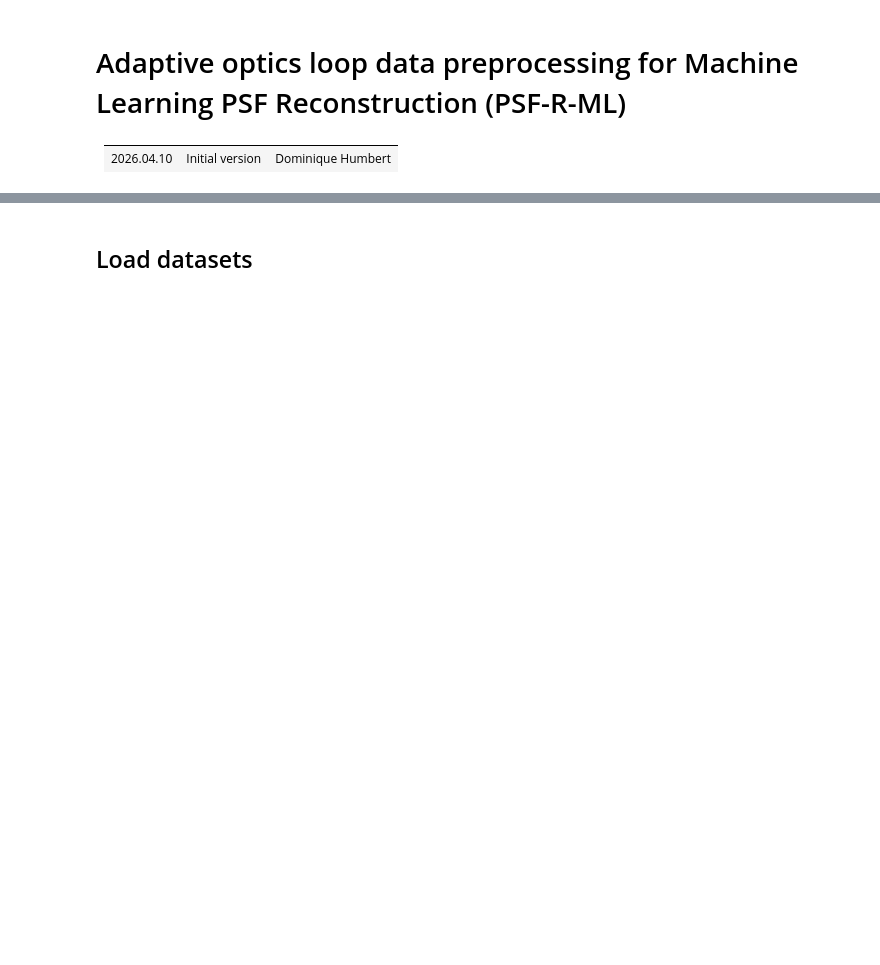
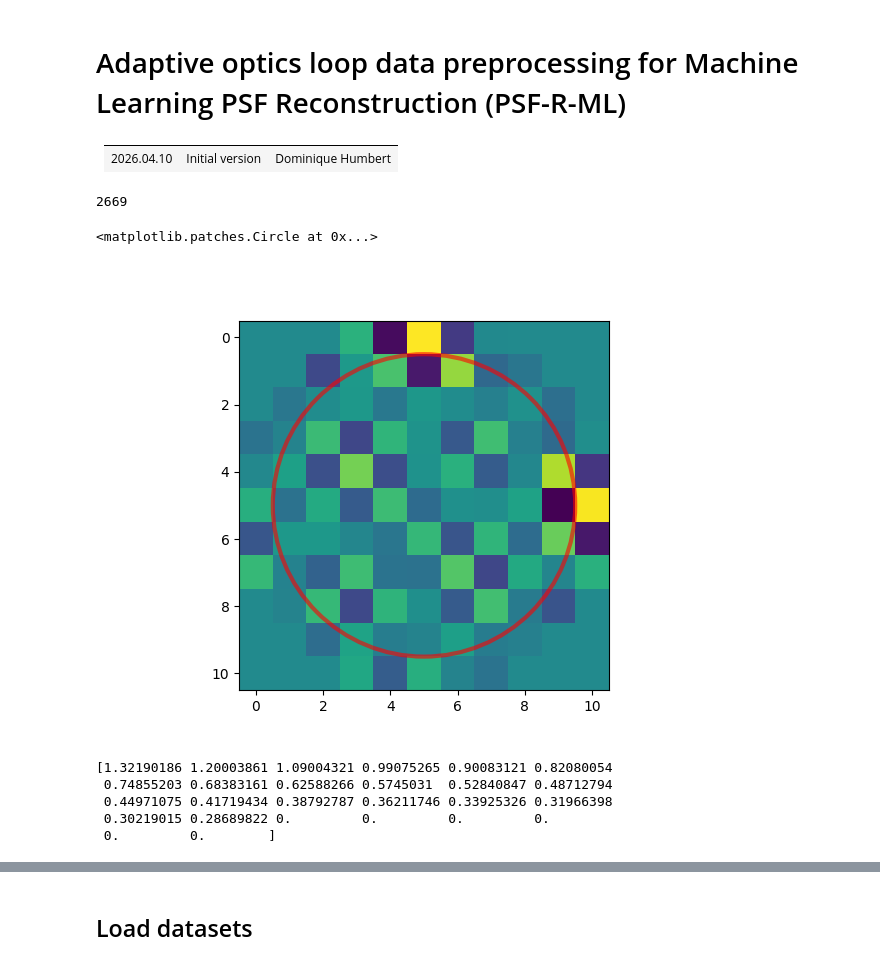
Before and after one commit to HumbertDominique/AO_simulations, a Jupyter notebook: preprocessing_template.ipynb, the cells around one changed output, grey strips where cells are left out. Saved outputs shown, nothing was run; the diff lists cells and outputs as text; code cells hidden in the pictures; blank space fills up the shorter version.

```diff
--- a/preprocessing_template.ipynb
+++ b/preprocessing_template.ipynb
@@ -17,8 +17,8 @@ SMALL_SIZE = 20
 MEDIUM_SIZE = 22
 BIGGER_SIZE = 25
 GPU = True
-outputDir = "outputs/"
-inputDir = "dataInputs/"
+outputDir = "output/"
+inputDir = "output/"
 
 Parameters = "ao_metadata.txt"
 
@@ -26,8 +26,34 @@ diff_lim_file_name = "diff_lim_"
 
 file_names = ["ao_DM_", "ao_lightfield_", "ao_psf_", "ao_rwfe_", "ao_WFS_"]
 
-metadata = pd.read_csv(inputDir + Parameters, sep="\t", header=None, skiprows=1, index_col=0)
-metadaty_keys = metadata.keys()
-iterationPerBatch = int(metadata.loc["batchItSize"][1])
+# metadata = pd.read_csv(inputDir + Parameters, sep="\t", header=None, skiprows=1, index_col=0)
+# metadaty_keys = metadata.keys()
+# iterationPerBatch = int(metadata.loc["batchItSize"][1])
 # %%
 print(iterationPerBatch)
+# %% [output]
+2669
+# %%
+temp = h5py.File(inputDir+"ao_DM_"+str(1)+".h5", 'r')
+key = list(temp.keys())
+ao_DM = temp[key[0]][()]
+# %%
+plt.close(0)
+plt.figure(0)
+plt.imshow(ao_DM[15,:].reshape(11,11))
+circle = Circle((5, 5), 4.5, color='red', fill=False, linewidth=3,alpha=0.6)
+plt.gca().add_patch(circle)
+# %% [output]
+<matplotlib.patches.Circle at 0x...>
+[figure, added]
+# %%
+temp = h5py.File(inputDir+"ao_rwfe_"+str(1)+".h5", 'r')
+key = list(temp.keys())
+ao_RWFE = temp[key[0]][()]
+print(ao_RWFE[0])
+# %% [output]
+[1.32190186 1.20003861 1.09004321 0.99075265 0.90083121 0.82080054
+ 0.74855203 0.68383161 0.62588266 0.5745031  0.52840847 0.48712794
+ 0.44971075 0.41719434 0.38792787 0.36211746 0.33925326 0.31966398
+ 0.30219015 0.28689822 0.         0.         0.         0.
+ 0.         0.        ]
```
Also changed, not shown: parts of 1 cell of this notebook, 6 other files.
